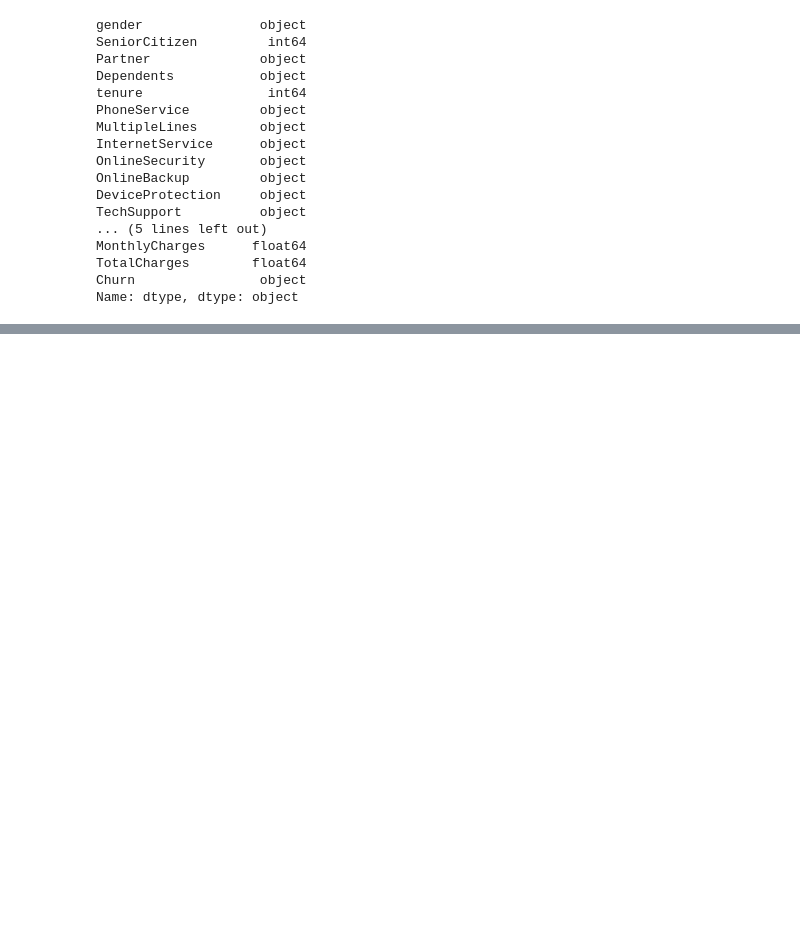
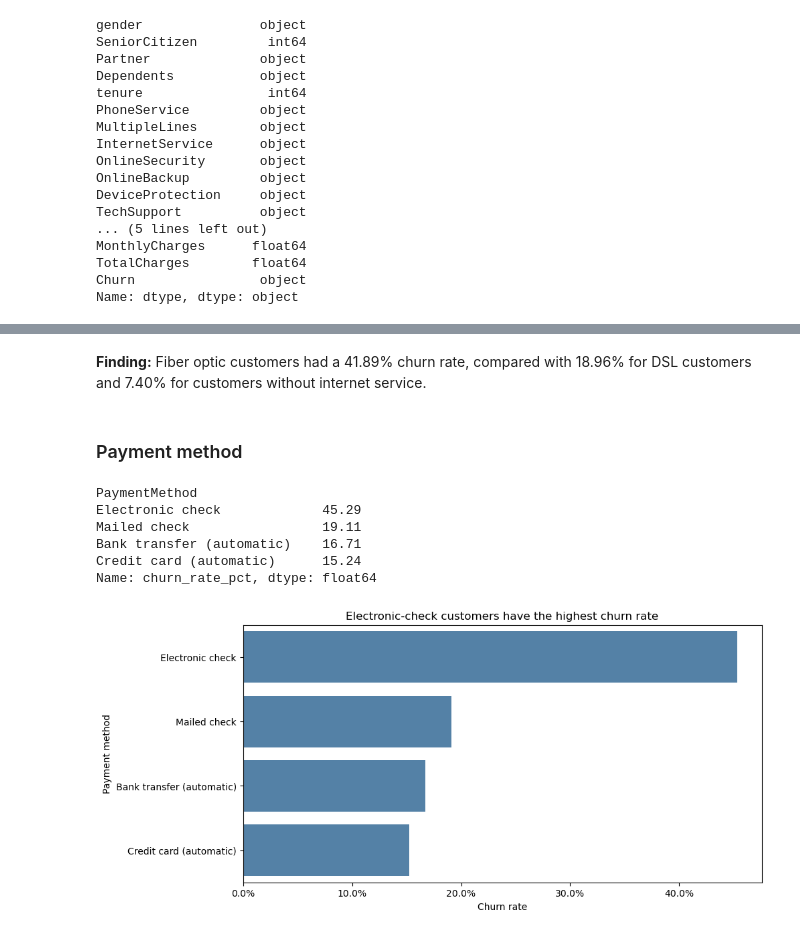
Before and after one commit to adhil-51006/telco-churn-analysis, a Jupyter notebook: churn_analysis.ipynb, the cells around one changed output, grey strips where cells are left out. Cells and saved outputs as stored; diff of their text form; code cells hidden in the pictures; blank space fills up the shorter version.

```diff
--- a/churn_analysis.ipynb
+++ b/churn_analysis.ipynb
@@ -130,0 +177,21 @@ Name: dtype, dtype: object
+# %% [markdown]
+**Finding:** Fiber optic customers had a 41.89% churn rate, compared with 18.96% for DSL customers and 7.40% for customers without internet service.
+# %% [markdown]
+### Payment method
+# %%
+payment_churn = df.groupby("PaymentMethod")["Churn"].apply(lambda values: values.eq("Yes").mean()).sort_values(ascending=False)
+display((payment_churn * 100).round(2).rename("churn_rate_pct"))
+
+fig, ax = plt.subplots(figsize=(10, 5))
+sns.barplot(x=payment_churn.values, y=payment_churn.index, color="steelblue", ax=ax)
+ax.set(title="Electronic-check customers have the highest churn rate", xlabel="Churn rate", ylabel="Payment method")
+ax.xaxis.set_major_formatter(PercentFormatter(1))
+plt.show()
+# %% [output]
+PaymentMethod
+Electronic check             45.29
+Mailed check                 19.11
+Bank transfer (automatic)    16.71
+Credit card (automatic)      15.24
+Name: churn_rate_pct, dtype: float64
+[figure, added]
```
Also changed, not shown: parts of 10 cells of this notebook.
